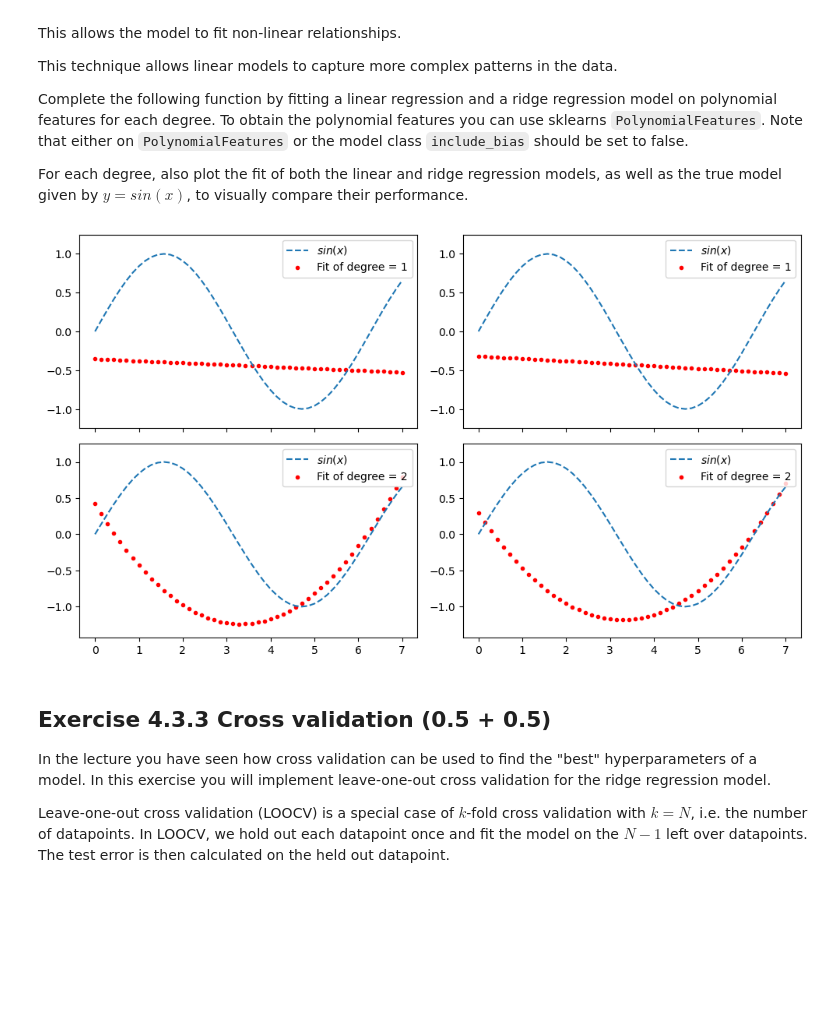
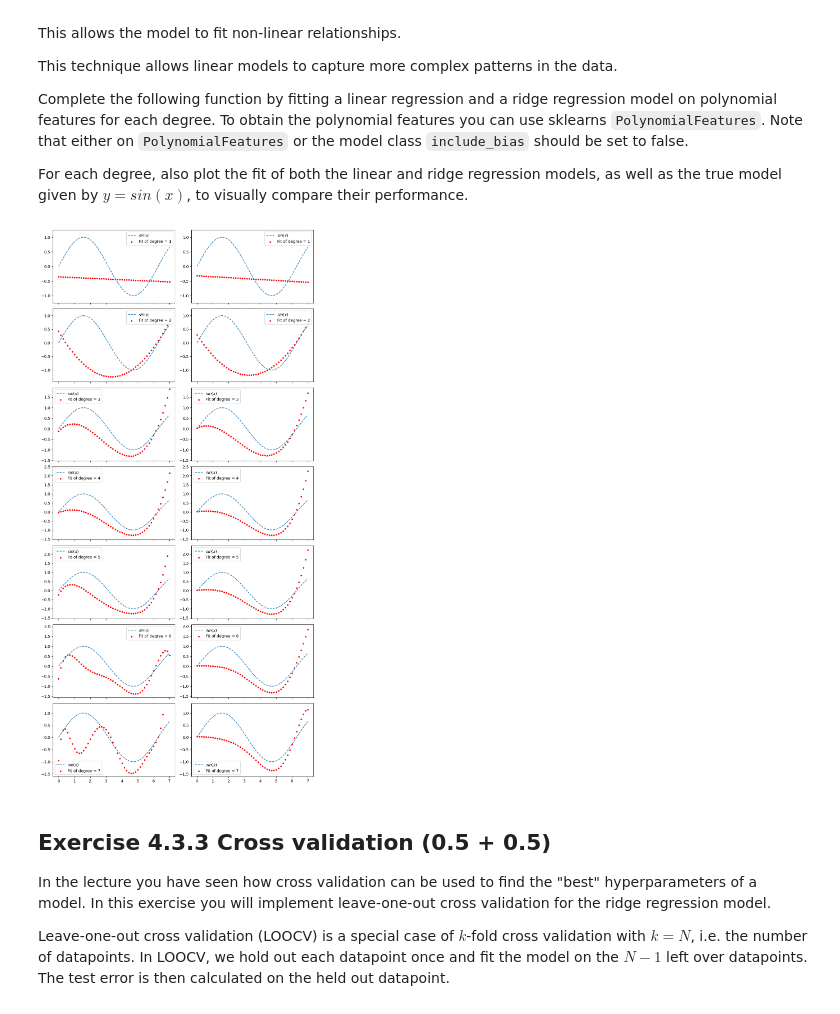
Before and after one commit to Kanakanajm/nnti, a Jupyter notebook: Assignment_4/code/assignment4.ipynb, the cells around one changed output. Saved outputs shown, nothing was run; the diff lists cells and outputs as text; code cells hidden in the pictures; blank space fills up the shorter version.

```diff
--- a/Assignment_4/code/assignment4.ipynb
+++ b/Assignment_4/code/assignment4.ipynb
@@ -112,37 +112,37 @@ def compare_degree(X: np.ndarray, y: np.ndarray, X_test: np.ndarray, y_test: np.
             lr_axis = degree-1, 0
             rr_axis = degree-1, 1
 
         # Plot linear regression fit in first row, ridge regression in second row
         # Don't forget to transform the features and to plot the true function
         axes[lr_axis].plot(X_test, y_test, label="$sin(x)$", linestyle="dashed")
         axes[rr_axis].plot(X_test, y_test, label="$sin(x)$", linestyle="dashed")
 
         p_features = PolynomialFeatures(degree=degree, include_bias=False)
         lr = linear_regression()
         lr.fit(p_features.fit_transform(X), y)
-        y_pred = lr.predict(p_features.fit_transform(X_test))
+        y_pred = lr.predict(p_features.transform(X_test))
 
         axes[lr_axis].scatter(X_test, y_pred, marker='.', color='r', label=f'Fit of degree = {degree}')
 
         rr = ridge_regression(lambda_=0.3)
         rr.fit(p_features.fit_transform(X), y)
-        y_pred = rr.predict(p_features.fit_transform(X_test))
+        y_pred = rr.predict(p_features.transform(X_test))
 
         axes[rr_axis].scatter(X_test, y_pred, marker='.', color='r', label=f'Fit of degree = {degree}')
 
         axes[lr_axis].legend(loc='best')
         axes[rr_axis].legend(loc='best')
 
         axes[lr_axis].set_ylim([np.append(y_pred, y_test).min() - 0.25,
                                 np.append(y_test, y_pred).max() + 0.25])
         axes[rr_axis].set_ylim([np.append(y_pred, y_test).min() - 0.25,
                                 np.append(y_test, y_pred).max() + 0.25])
 
     fig.tight_layout()
 
-compare_degree(X, y, X_test, y_test, d = 2)
+compare_degree(X, y, X_test, y_test, d = 7)
 # %% [output]
-[figure, old version]
+[figure, new version]
 # %% [markdown]
 ## Exercise 4.3.3 Cross validation (0.5 + 0.5)
 In the lecture you have seen how cross validation can be used to find the "best" hyperparameters of a model.
```
Also changed, not shown: parts of 3 cells of this notebook.
